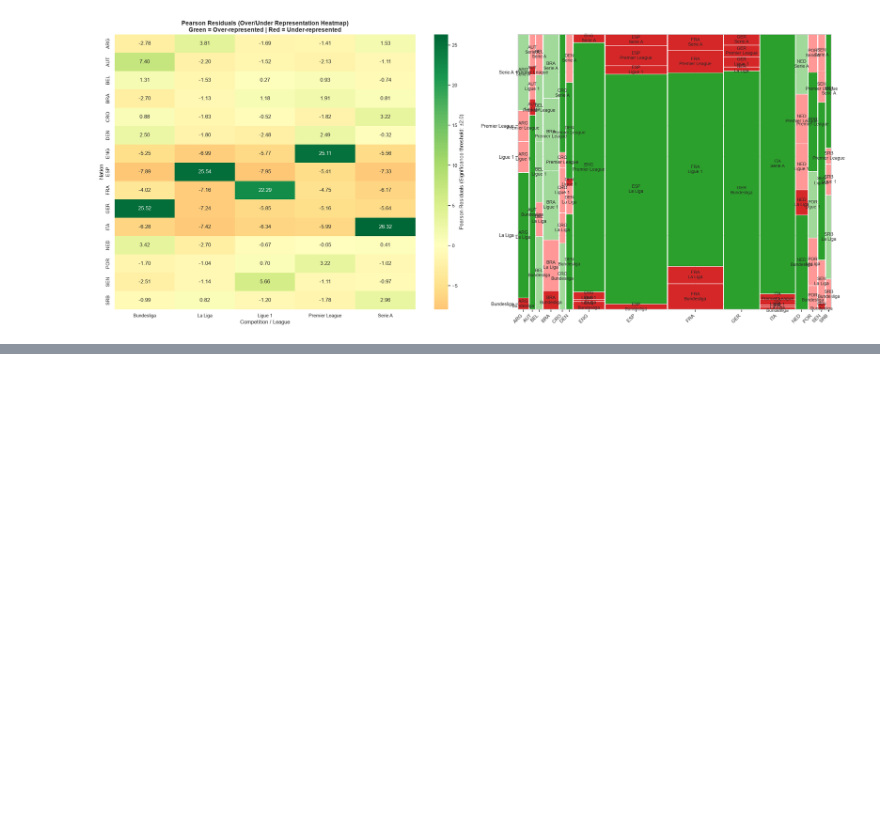
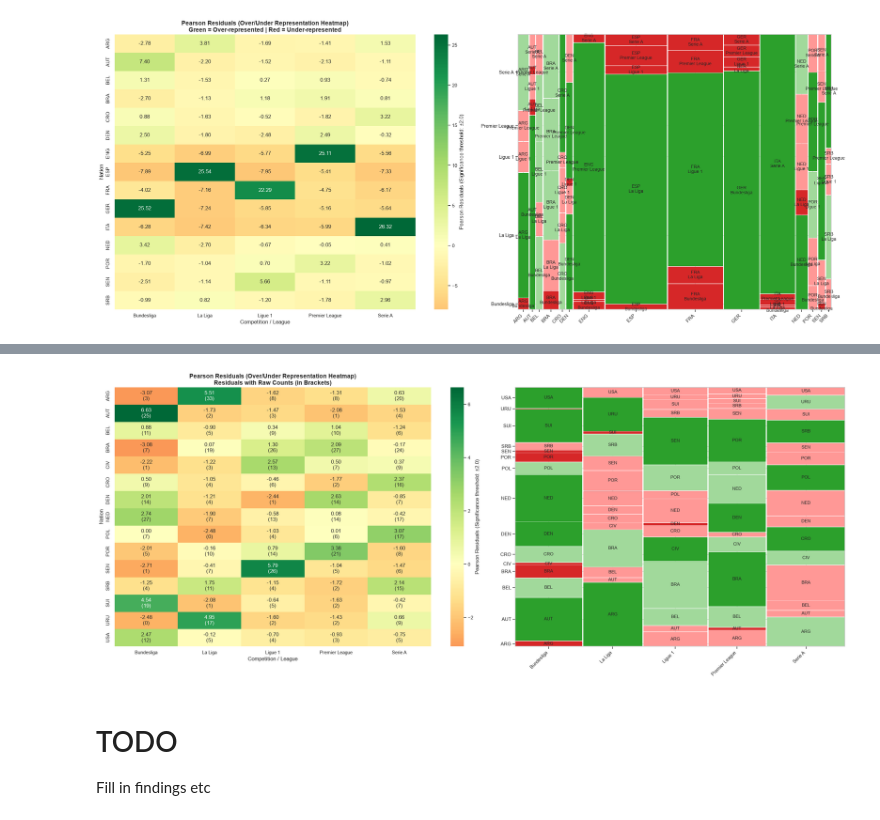
Before and after one commit to Scott-Trowers/player-architects, a Jupyter notebook: notebooks/season2122_eda.ipynb, the cells around one changed output, grey strips where cells are left out. Drawn from its saved outputs; the diff is of its cells as text; code cells hidden in the pictures; blank space fills up the shorter version.

Commit message:
feat: begins exploring the distribution of player nationalities vs league

```diff
--- a/notebooks/season2122_eda.ipynb
+++ b/notebooks/season2122_eda.ipynb
@@ -566,0 +629,80 @@ plt.show()
+# %%
+fig = plt.figure(figsize=(24, 10))
+gs = fig.add_gridspec(1, 2, width_ratios=[1.2, 1])
+
+# Plot A: Residual Heatmap with Counts
+ax_heatmap = fig.add_subplot(gs[0, 0])
+sns.heatmap(
+    residuals,
+    annot=annot_matrix,  # Custom string matrix with count in brackets
+    fmt='',  # Disable default numeric formatting
+    cmap='RdYlGn',
+    center=0,
+    cbar_kws={'label': 'Pearson Residuals (Significance threshold: ±2.0)'},
+    ax=ax_heatmap,
+)
+ax_heatmap.set_title(
+    'Pearson Residuals (Over/Under Representation Heatmap)\nResiduals with'
+    ' Raw Counts (in Brackets)',
+    fontsize=14,
+    fontweight='bold',
+)
+ax_heatmap.set_xlabel('Competition / League')
+ax_heatmap.set_ylabel('Nation')
+
+# Plot B: Mosaic Plot (Flipped: Comp on x-axis, Nation on y-axis)
+ax_mosaic = fig.add_subplot(gs[0, 1])
+
+
+def cell_properties(key):
+  # key is now a tuple: (Comp, Nation)
+  comp, nation = key
+  if nation in residuals.index and comp in residuals.columns:
+    res = residuals.loc[nation, comp]
+    if res > 2.0:
+      color = (
+          '#2ca02c'  # Statistically significant over-representation (Dark Green)
+      )
+    elif res < -2.0:
+      color = (
+          '#d62728'  # Statistically significant under-representation (Dark Red)
+      )
+    elif res > 0:
+      color = (
+          '#a1d99b'  # Mild/non-significant over-representation (Light Green)
+      )
+    else:
+      color = '#ff9896'  # Mild/non-significant under-representation (Light Red)
+  else:
+    color = '#f0f0f0'
+  return {'color': color, 'edgecolor': 'white'}
+
+
+def cell_labelizer(key):
+  # key is (Comp, Nation) -> return only the nation name
+  comp, nation = key
+  if nation in contingency_table.index and comp in contingency_table.columns:
+    # Only label non-zero cells to avoid clutter
+    if contingency_table.loc[nation, comp] > 0:
+      return nation
+  return ''
+
+
+# Create Mosaic Plot using statsmodels with ['Comp', 'Nation'] order
+mosaic(
+    df_filtered,
+    ['Comp', 'Nation'],
+    properties=cell_properties,
+    labelizer=cell_labelizer,  # Custom labelizer showing only nation names
+    ax=ax_mosaic,
+)
+
+# Rotate labels on mosaic plot for legibility
+plt.setp(ax_mosaic.get_xticklabels(), rotation=45, ha='right')
+plt.tight_layout()
+plt.show()
+# %% [output]
+[figure, added]
+# %% [markdown]
+# TODO
+Fill in findings etc
```
Also changed, not shown: parts of 2 cells of this notebook.
